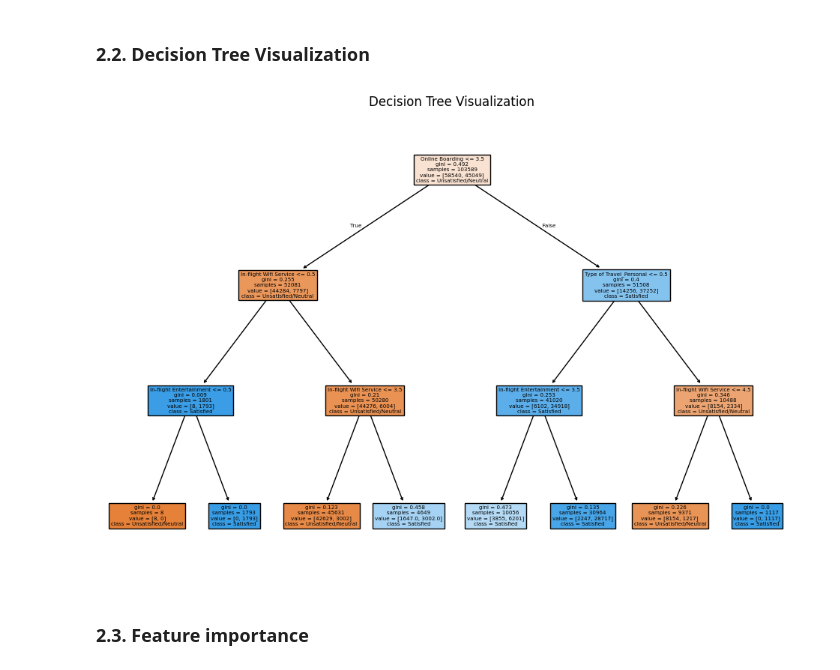
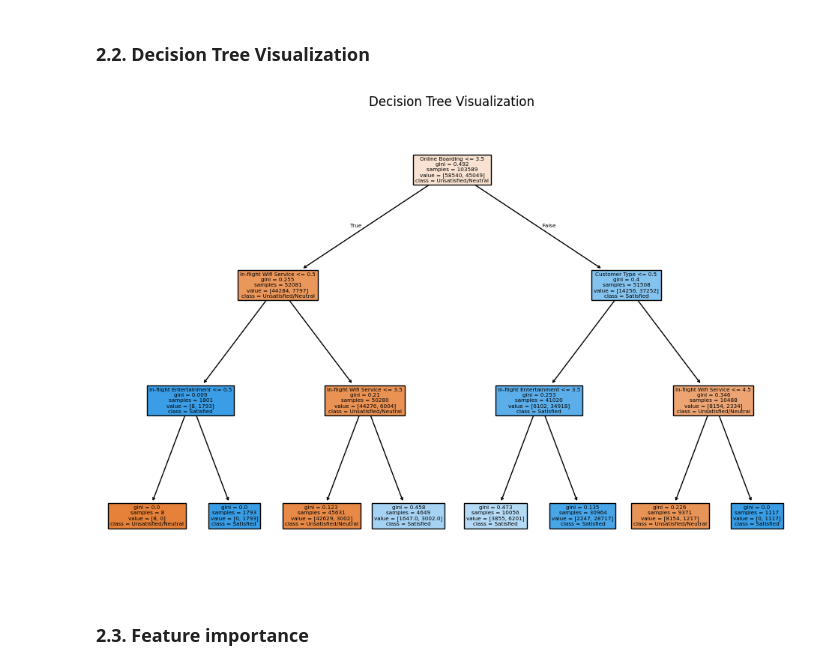
Before and after one commit to athoscf/XAI-techniques, a Jupyter notebook: Project.ipynb, the cells around one changed output. Saved outputs shown, nothing was run; the diff lists cells and outputs as text; code cells hidden in the pictures.

```diff
--- a/Project.ipynb
+++ b/Project.ipynb
@@ -309,12 +309,16 @@ weighted avg       0.89      0.88      0.88     25898
 # %% [markdown]
 ### **2.2. Decision Tree Visualization**
 # %%
-plt.figure(figsize=(12, 8))
-plot_tree(tree_clf, feature_names=tree_processed_df.columns, class_names=['Unsatisfied/Neutral', 'Satisfied'], filled=True)
-plt.title("Decision Tree Visualization")
-plt.show()
+def plot_decision_tree(decision_tree):
+    plt.figure(figsize=(12, 8))
+    plot_tree(decision_tree, feature_names=df.columns, class_names=['Unsatisfied/Neutral', 'Satisfied'], filled=True)
+    plt.title("Decision Tree Visualization")
+    plt.savefig("decision_tree.png")
+    plt.show()
-# %% [output]
-[figure, removed]
+# %%
+plot_decision_tree(tree_clf)
+# %% [output]
+[figure, added]
 # %% [markdown]
 ### **2.3. Feature importance**
 # %%
```
Also changed, not shown: parts of 19 cells of this notebook, 1 other file.
